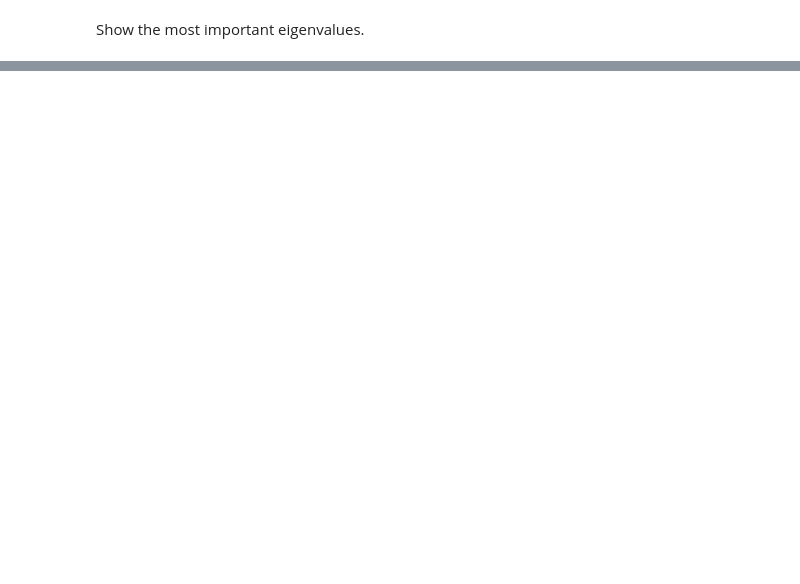
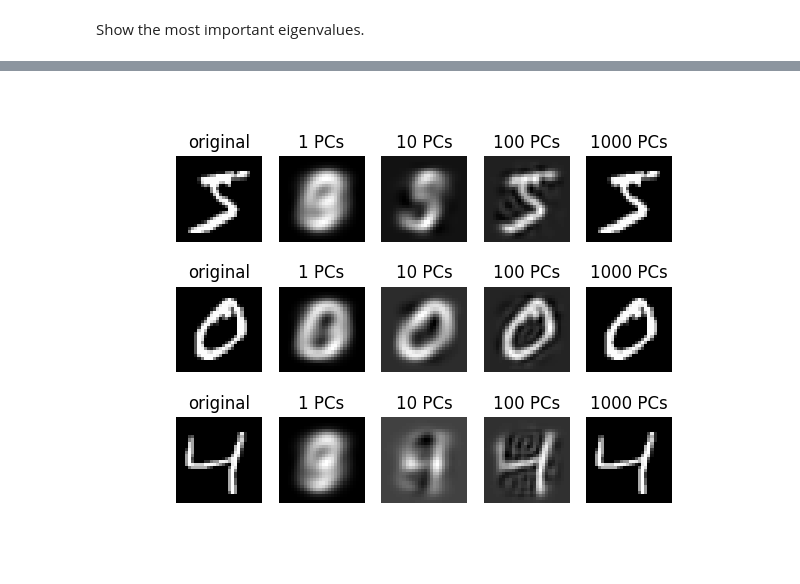
Before and after one commit to rventura/simple_ai_examples, a Jupyter notebook: learning/PCA.ipynb, the cells around one changed output, grey strips where cells are left out. Cells and saved outputs as stored; diff of their text form; code cells hidden in the pictures; blank space fills up the shorter version.

```diff
--- a/learning/PCA.ipynb
+++ b/learning/PCA.ipynb
@@ -59,20 +67,23 @@ plt.show()
 # %%
 H, W = 3, 5
 fig,axs = plt.subplots(H, W)
 k = 0
 for i in range(H):
     proj = pca.transform([X[i]])[0]
     for j in range(W):
         if j==0:
             axs[i,j].imshow(X[i].reshape((28,28)), cmap='gray')
+            axs[i,j].set_title("original")
         else:
             n = 10**(j-1)
             trunc = np.zeros_like(proj)
             trunc[:n] = proj[:n]
             recons = pca.inverse_transform([trunc])[0]
             axs[i,j].imshow(recons.reshape((28,28)), cmap='gray')
-            axs[i,j].set_title(f"w/ {n} PCs")
+            axs[i,j].set_title(f"{n} PCs")
         axs[i,j].axis('off')
         k += 1
 
 plt.show()
+# %% [output]
+[figure, added]
```
Also changed, not shown: parts of 4 cells of this notebook.
